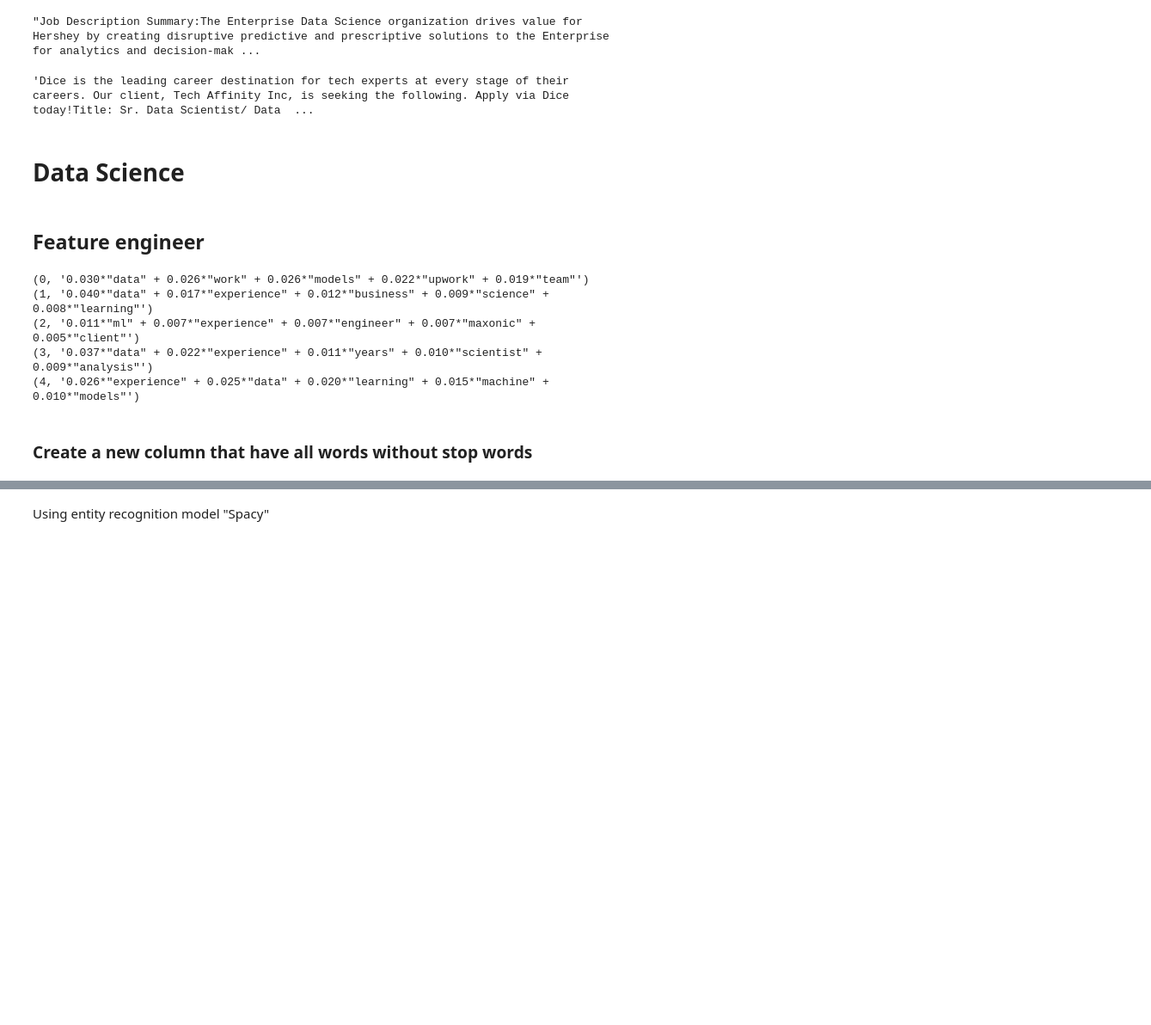
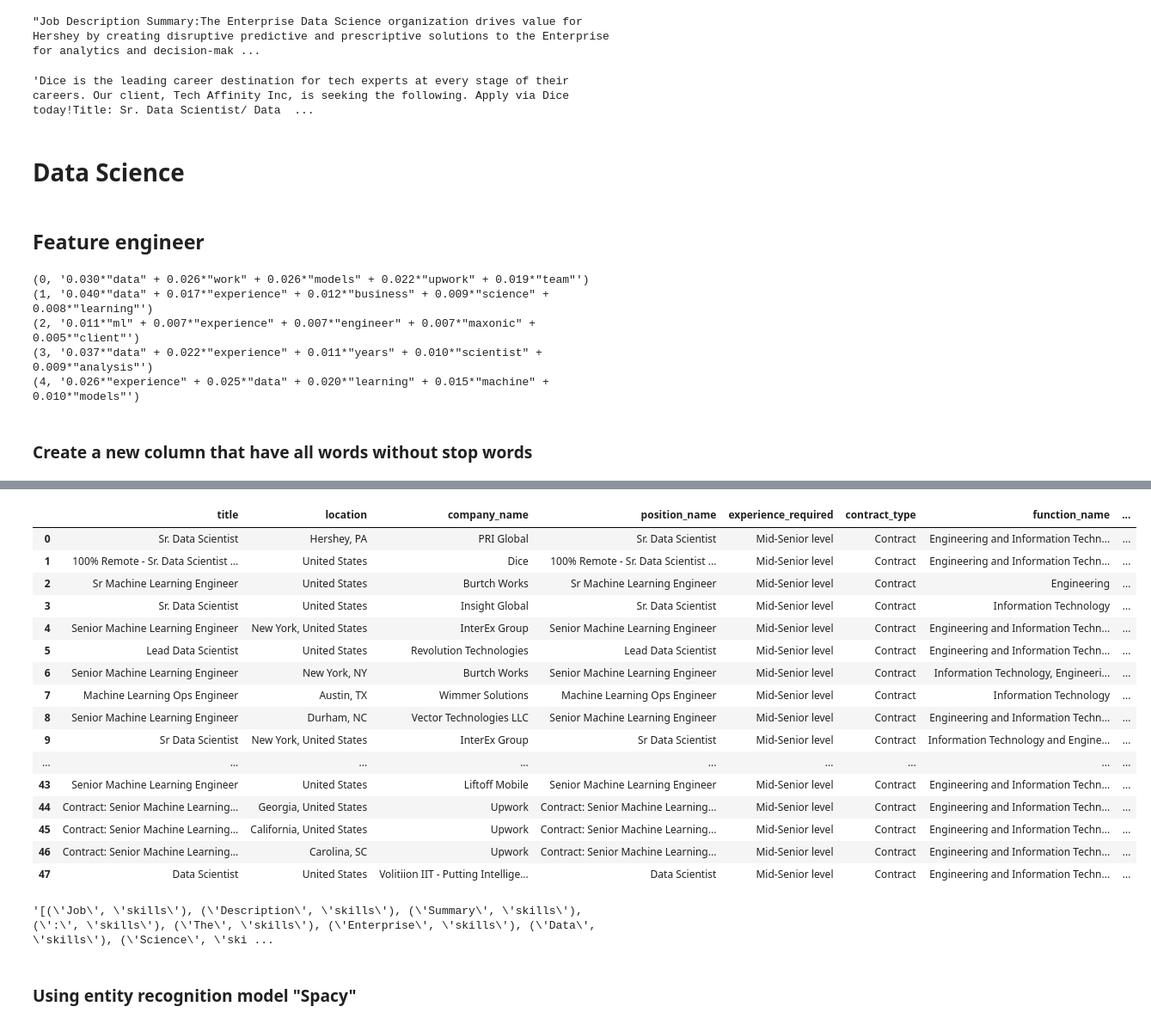
Before and after one commit to lucasvascrocha/LinkedIn-scrap, a Jupyter notebook: jobsearch/analysis/analysis.ipynb, the cells around one changed output, grey strips where cells are left out. Shown: that part at 86% size. Saved outputs shown, nothing was run; the diff lists cells and outputs as text; code cells hidden in the pictures; blank space fills up the shorter version.

Commit message:
nltk

```diff
--- a/jobsearch/analysis/analysis.ipynb
+++ b/jobsearch/analysis/analysis.ipynb
@@ -518,0 +769,8 @@ df_target['description'][864]
+# %%
+# Train the Naive Bayes classifier using the training set
+classifier = nltk.NaiveBayesClassifier.train(train_set)
+# %%
+# Save the trained classifier to a file
+model_file = '../data/files/personalized_classifier.pickle'
+with open(model_file, 'wb') as f:
+    pickle.dump(classifier, f)
@@ -518,0 +785,5 @@ df_target['description'][864]
+# %%
+# Load the trained NLTK model
+model_file = '../data/files/personalized_classifier.pickle'
+with open(model_file, 'rb') as f:
+    model = pickle.load(f)
@@ -518,0 +792,24 @@ df_target['description'][864]
+# %%
+
+# Load the new dataframe with job descriptions
+df = df_target
+
+# Define a function to identify job descriptions in the dataframe
+def identify_job_descriptions(df):
+    # Loop through each row in the dataframe
+    for i, row in df.iterrows():
+        # Tokenize the job description and use the trained model to identify each word
+        job_tokens = nltk.word_tokenize(row['description'])
+        job_features = [dict([(feature, True)]) for feature in job_tokens]
+        job_labels = model.classify_many(job_features)
+
+        # Create a new column with the identified entities for each word
+        df.at[i, 'extracted_person_entities'] = str(list(zip(job_tokens, job_labels)))
+
+    return df
+
+# Call the function with the new dataframe
+df = identify_job_descriptions(df)
+
+# Print the resulting dataframe
+print(df)
@@ -519,5 +834,29 @@ df_target['description'][864]
+# %%
+df
+# %% [output]
+|  | title | location | company_name | position_name | experience_required | contract_type | function_name | ... |
+| 0 | Sr. Data Scientist | Hershey, PA | PRI Global | Sr. Data Scientist | Mid-Senior level | Contract | Engineering and Information Techn... | ... |
+| 1 | 100% Remote - Sr. Data Scientist ... | United States | Dice | 100% Remote - Sr. Data Scientist ... | Mid-Senior level | Contract | Engineering and Information Techn... | ... |
+| 2 | Sr Machine Learning Engineer | United States | Burtch Works | Sr Machine Learning Engineer | Mid-Senior level | Contract | Engineering | ... |
+| 3 | Sr. Data Scientist | United States | Insight Global | Sr. Data Scientist | Mid-Senior level | Contract | Information Technology | ... |
+| 4 | Senior Machine Learning Engineer | New York, United States | InterEx Group | Senior Machine Learning Engineer | Mid-Senior level | Contract | Engineering and Information Techn... | ... |
+| 5 | Lead Data Scientist | United States | Revolution Technologies | Lead Data Scientist | Mid-Senior level | Contract | Engineering and Information Techn... | ... |
+| 6 | Senior Machine Learning Engineer | New York, NY | Burtch Works | Senior Machine Learning Engineer | Mid-Senior level | Contract | Information Technology, Engineeri... | ... |
+| 7 | Machine Learning Ops Engineer | Austin, TX | Wimmer Solutions | Machine Learning Ops Engineer | Mid-Senior level | Contract | Information Technology | ... |
+| 8 | Senior Machine Learning Engineer | Durham, NC | Vector Technologies LLC | Senior Machine Learning Engineer | Mid-Senior level | Contract | Engineering and Information Techn... | ... |
+| 9 | Sr Data Scientist | New York, United States | InterEx Group | Sr Data Scientist | Mid-Senior level | Contract | Information Technology and Engine... | ... |
+| ... | ... | ... | ... | ... | ... | ... | ... | ... |
+| 43 | Senior Machine Learning Engineer | United States | Liftoff Mobile | Senior Machine Learning Engineer | Mid-Senior level | Contract | Engineering and Information Techn... | ... |
+| 44 | Contract: Senior Machine Learning... | Georgia, United States | Upwork | Contract: Senior Machine Learning... | Mid-Senior level | Contract | Engineering and Information Techn... | ... |
+| 45 | Contract: Senior Machine Learning... | California, United States | Upwork | Contract: Senior Machine Learning... | Mid-Senior level | Contract | Engineering and Information Techn... | ... |
+| 46 | Contract: Senior Machine Learning... | Carolina, SC | Upwork | Contract: Senior Machine Learning... | Mid-Senior level | Contract | Engineering and Information Techn... | ... |
+| 47 | Data Scientist | United States | Volitiion IIT - Putting Intellige... | Data Scientist | Mid-Senior level | Contract | Engineering and Information Techn... | ... |
+# %%
+df['extracted_person_entities'][0]
+# %% [output]
+'[(\'Job\', \'skills\'), (\'Description\', \'skills\'), (\'Summary\', \'skills\'), (\':\', \'skills\'), (\'The\', \'skills\'), (\'Enterprise\', \'skills\'), (\'Data\', \'skills\'), (\'Science\', \'ski ...
 # %% [markdown]
-Using entity recognition model "Spacy"
+### Using entity recognition model "Spacy"
 # %%
 import spacy
 import random
```
Also changed, not shown: parts of 48 cells of this notebook.
